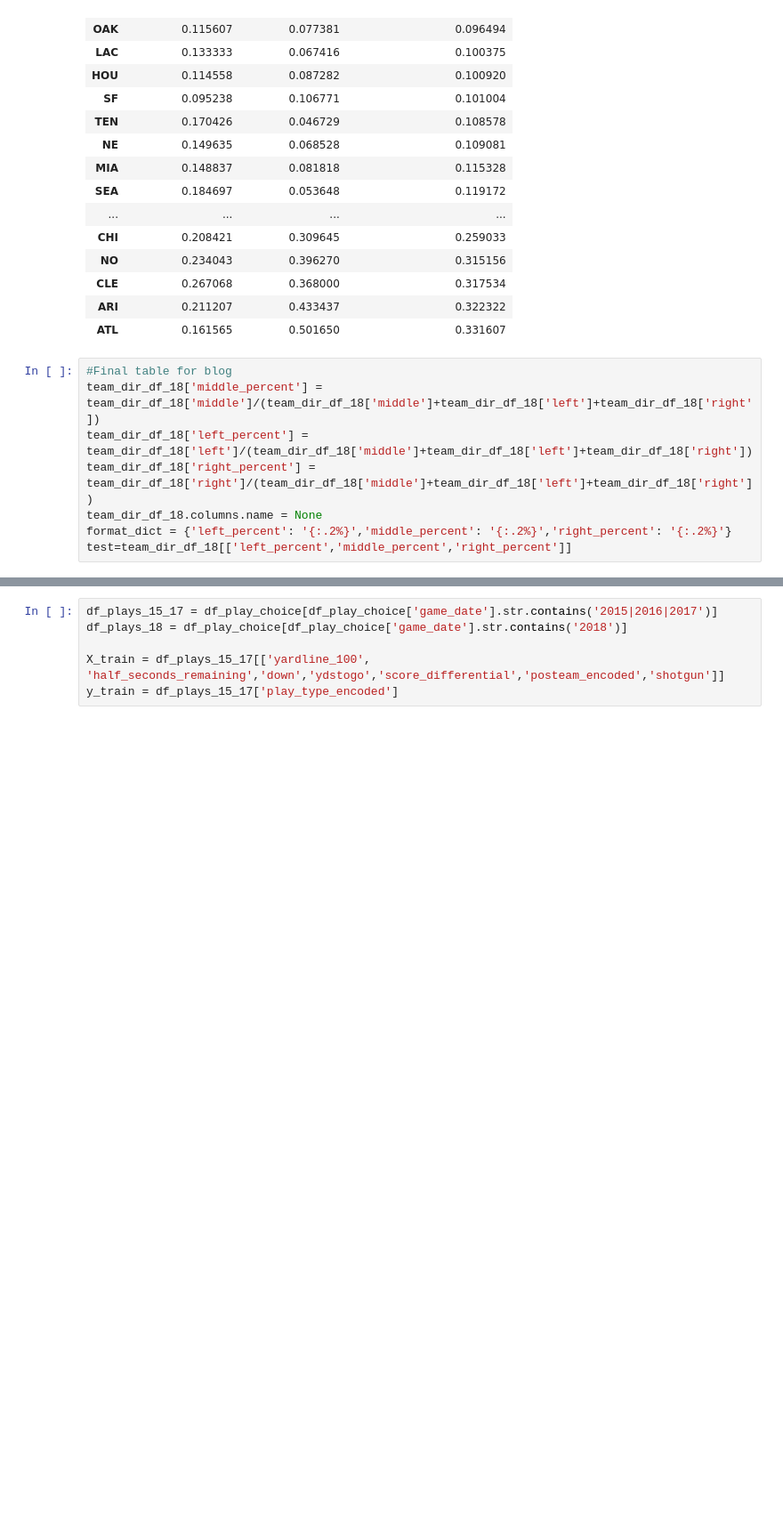
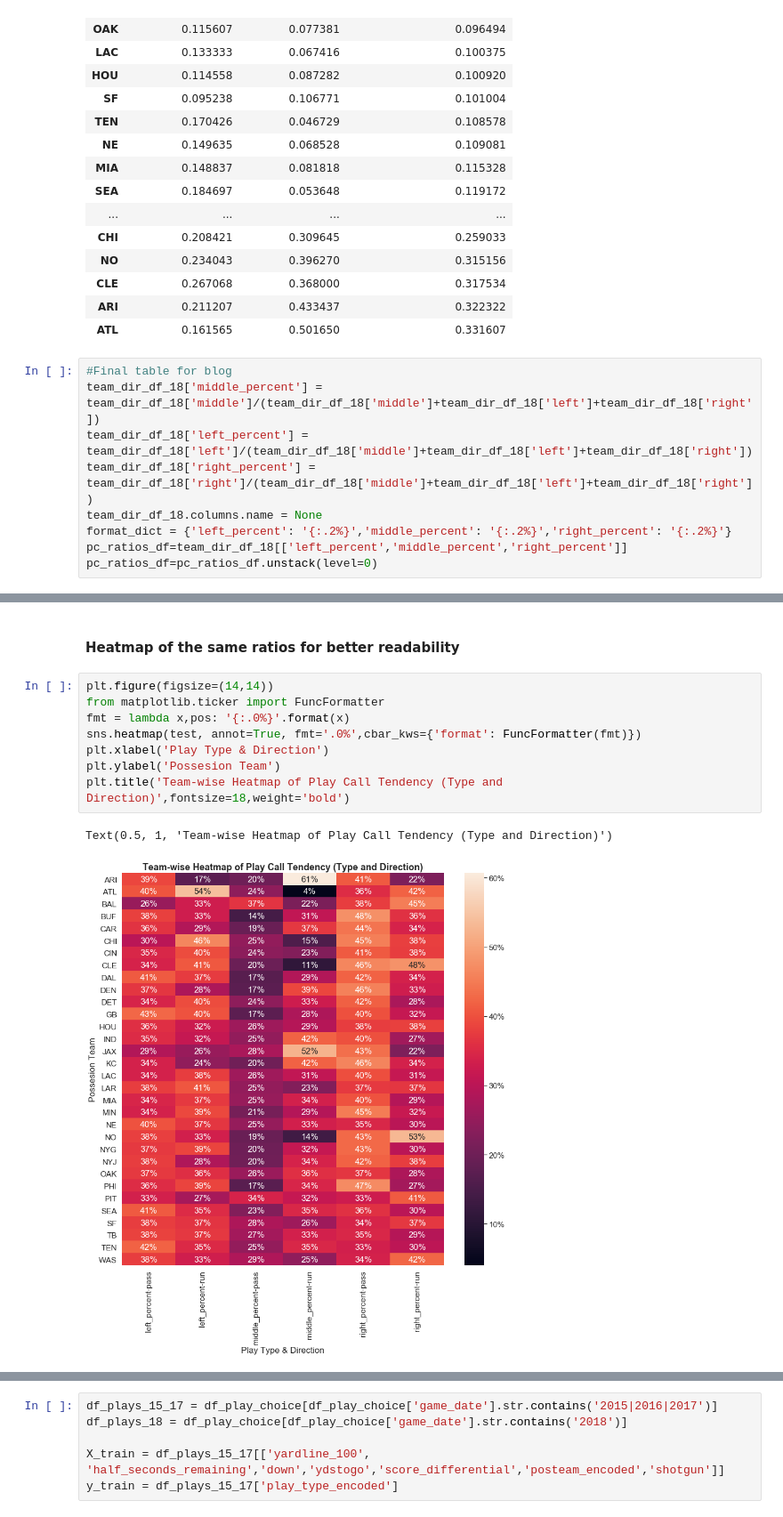
Before and after one commit to pspatel2/nfl_play_by_play_research, a Jupyter notebook: NFL_Play_by_Play_Analysis.ipynb, the cells around one changed output, grey strips where cells are left out. Shown at 89% size. Drawn from its saved outputs; the diff is of its cells as text; blank space fills up the shorter version.

```diff
--- a/NFL_Play_by_Play_Analysis.ipynb
+++ b/NFL_Play_by_Play_Analysis.ipynb
@@ -357,4 +373,5 @@ team_dir_df_18['left_percent'] = team_dir_df_18['left']/(team_dir_df_18['middle'
 team_dir_df_18['right_percent'] = team_dir_df_18['right']/(team_dir_df_18['middle']+team_dir_df_18['left']+team_dir_df_18['right'])
 team_dir_df_18.columns.name = None
 format_dict = {'left_percent': '{:.2%}','middle_percent': '{:.2%}','right_percent': '{:.2%}'}
-test=team_dir_df_18[['left_percent','middle_percent','right_percent']]
+pc_ratios_df=team_dir_df_18[['left_percent','middle_percent','right_percent']]
+pc_ratios_df=pc_ratios_df.unstack(level=0)
@@ -361 +402,14 @@ test=team_dir_df_18[['left_percent','middle_percent','right_percent']]
+# %% [markdown]
+#### Heatmap of the same ratios for better readability
+# %%
+plt.figure(figsize=(14,14))
+from matplotlib.ticker import FuncFormatter
+fmt = lambda x,pos: '{:.0%}'.format(x)
+sns.heatmap(test, annot=True, fmt='.0%',cbar_kws={'format': FuncFormatter(fmt)})
+plt.xlabel('Play Type & Direction')
+plt.ylabel('Possesion Team')
+plt.title('Team-wise Heatmap of Play Call Tendency (Type and Direction)',fontsize=18,weight='bold')
+# %% [output]
+Text(0.5, 1, 'Team-wise Heatmap of Play Call Tendency (Type and Direction)')
+[figure, added]
 # %% [markdown]
```
Also changed, not shown: parts of 73 cells of this notebook.
